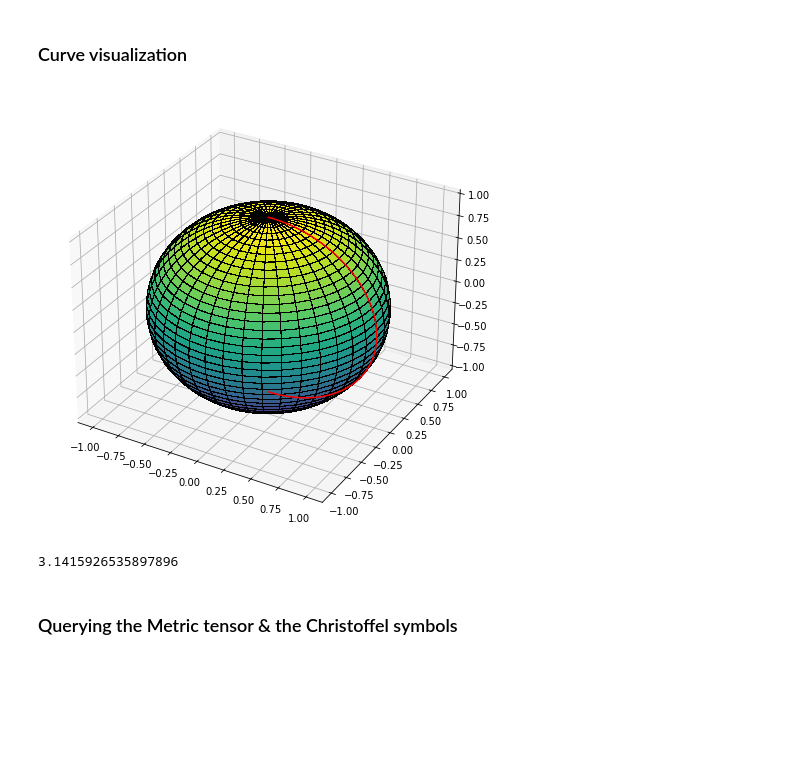
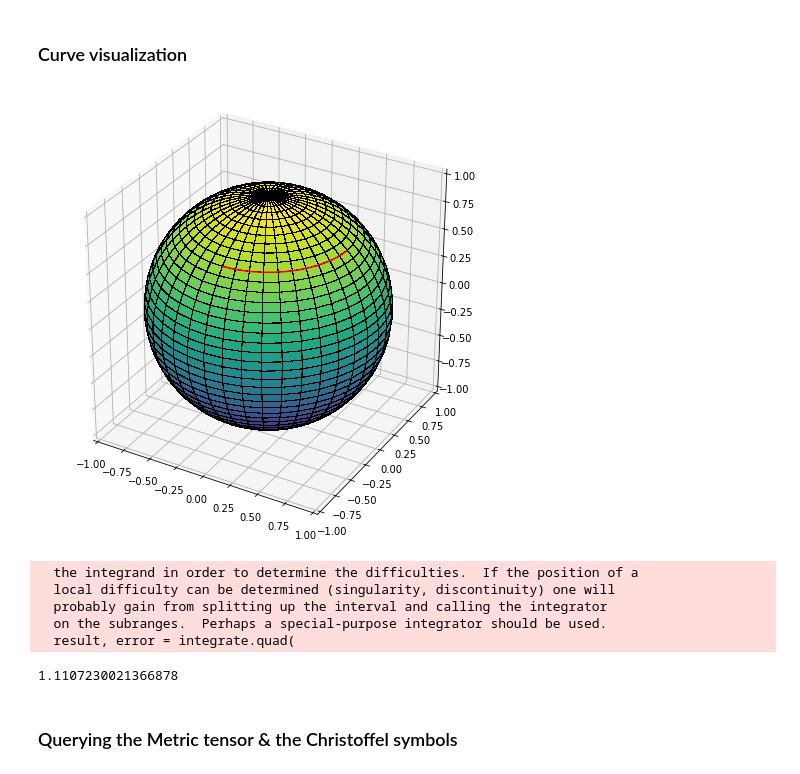
Before and after one commit to robert-wbe/RieManifold, a Jupyter notebook: geometry_notebook.ipynb, the cells around one changed output. Drawn from its saved outputs; the diff is of its cells as text; code cells hidden in the pictures; blank space fills up the shorter version.

Commit message:
add more examples and visualizations

```diff
--- a/geometry_notebook.ipynb
+++ b/geometry_notebook.ipynb
@@ -4,7 +4,7 @@ import matplotlib.pyplot as plt
 # %% [markdown]
  ### Definition of the sphere manifold in classical spherical coordinates
 # %%
-manifold = UVSphere(r=np.float64(1.0))
+sphere = UVSphere(r=np.float64(1.0))
 # %% [markdown]
 ### Manifold visualization
 # %%
@@ -21,17 +49,23 @@ manifold.show_point(uv)
 # %% [markdown]
 ### Defining a curve through the manifold in extrinsic coordinates
 # %%
-coordinate_path = lambda t: np.stack([0*t, t*np.pi]) # [u, v]
+# coordinate_path = lambda t: np.stack([0*t, t*np.pi]) # [u, v]
+coordinate_path = coord_lerp([0.0, np.pi/4], [-np.pi/2,np.pi/4])
 # %% [markdown]
 ### Curve visualization
 # %%
-manifold.show_curve(coordinate_path)
+sphere.show_curve(coordinate_path)
 # %% [output]
-[figure, old version]
+[figure, new version]
 # %%
-manifold.compute_curve_length(coordinate_path)
+sphere.compute_curve_length(coordinate_path)
 # %% [output]
-3.1415926535897896
+  the integrand in order to determine the difficulties.  If the position of a
+  local difficulty can be determined (singularity, discontinuity) one will
+  probably gain from splitting up the interval and calling the integrator
+  on the subranges.  Perhaps a special-purpose integrator should be used.
+  result, error = integrate.quad(
+1.1107230021366878
 # %% [markdown]
 ### Querying the Metric tensor & the Christoffel symbols
 # %%
```
Also changed, not shown: parts of 28 cells of this notebook.
